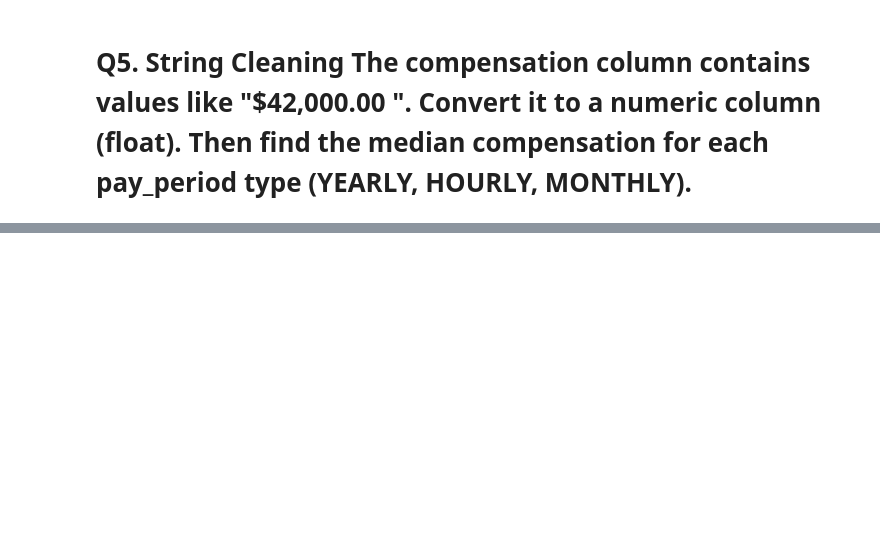
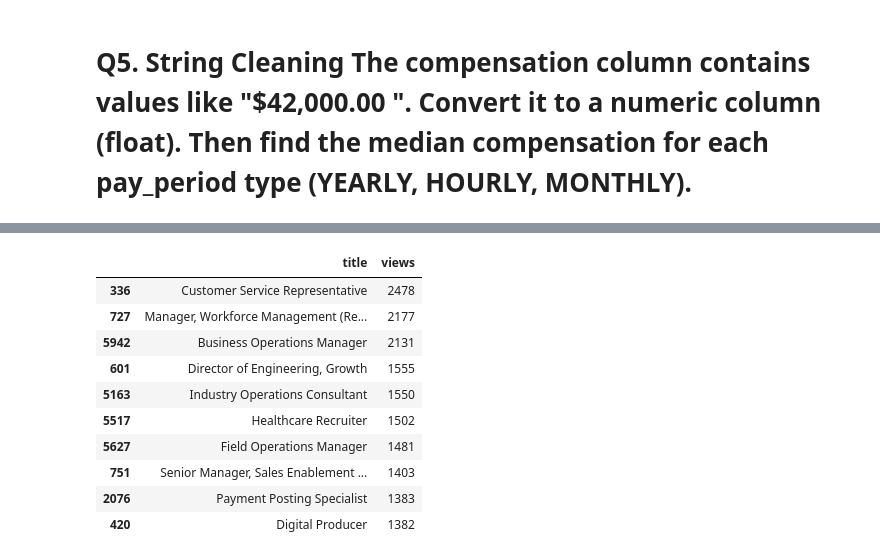
Before and after one commit to soumensen411/Job-Postings-EDA-with-Pandas, a Jupyter notebook: pandas_exercise.ipynb, the cells around one changed output, grey strips where cells are left out. Cells and saved outputs as stored; diff of their text form; code cells hidden in the pictures; blank space fills up the shorter version.

```diff
--- a/pandas_exercise.ipynb
+++ b/pandas_exercise.ipynb
@@ -132,0 +169,15 @@ Sales                    42.955056   9.233708
+# %%
+top_views_index = df.sort_values(by='views',ascending=False).head(10)
+top_views_index[['title','views']]  # the top 10 job titles with the highest views.
+# %% [output]
+|  | title | views |
+| 336 | Customer Service Representative | 2478 |
+| 727 | Manager, Workforce Management (Re... | 2177 |
+| 5942 | Business Operations Manager | 2131 |
+| 601 | Director of Engineering, Growth | 1555 |
+| 5163 | Industry Operations Consultant | 1550 |
+| 5517 | Healthcare Recruiter | 1502 |
+| 5627 | Field Operations Manager | 1481 |
+| 751 | Senior Manager, Sales Enablement ... | 1403 |
+| 2076 | Payment Posting Specialist | 1383 |
+| 420 | Digital Producer | 1382 |
```
Also changed, not shown: parts of 10 cells of this notebook.
